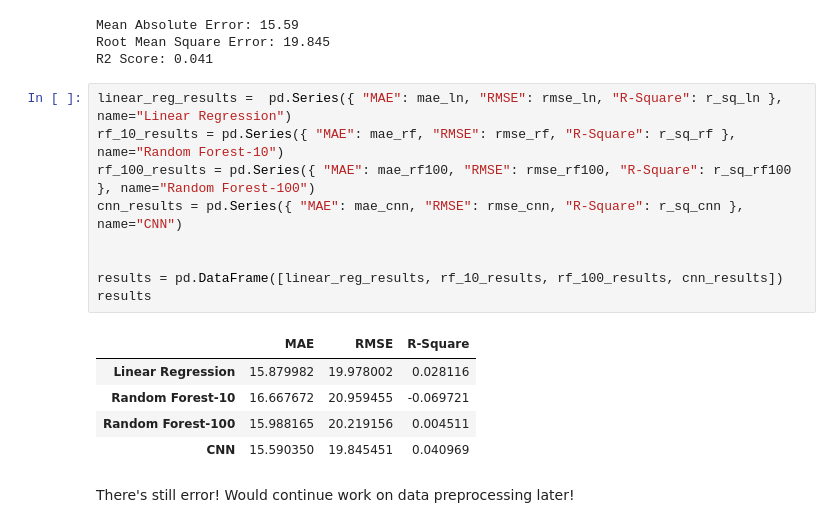
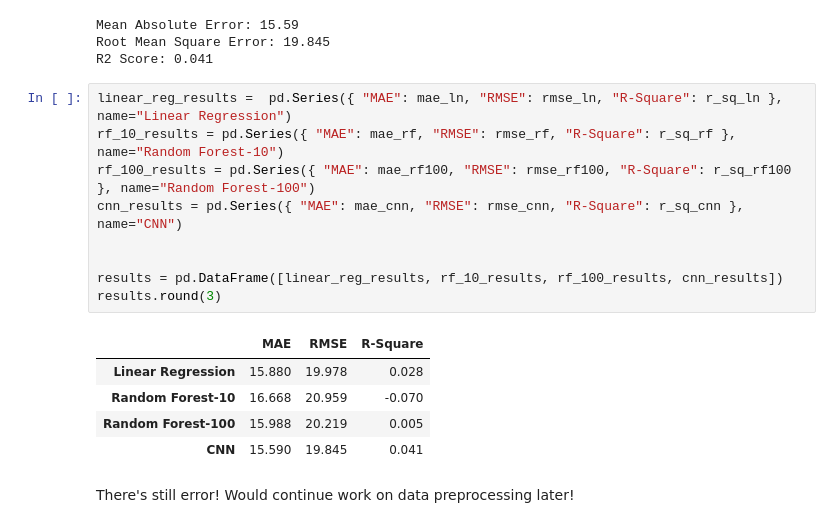
Before and after one commit to Sharzzz001/Machine-Learning-Applications-and-Kaggle-Competitions, a Jupyter notebook: Self-Projects/song popularity/main.ipynb, the cells around one changed output. Drawn from its saved outputs; the diff is of its cells as text.

```diff
--- a/Self-Projects/song popularity/main.ipynb
+++ b/Self-Projects/song popularity/main.ipynb
@@ -464,17 +464,17 @@ R2 Score: 0.041
 # %%
 linear_reg_results =  pd.Series({ "MAE": mae_ln, "RMSE": rmse_ln, "R-Square": r_sq_ln }, name="Linear Regression")
 rf_10_results = pd.Series({ "MAE": mae_rf, "RMSE": rmse_rf, "R-Square": r_sq_rf }, name="Random Forest-10")
 rf_100_results = pd.Series({ "MAE": mae_rf100, "RMSE": rmse_rf100, "R-Square": r_sq_rf100 }, name="Random Forest-100")
 cnn_results = pd.Series({ "MAE": mae_cnn, "RMSE": rmse_cnn, "R-Square": r_sq_cnn }, name="CNN")
 
 
 results = pd.DataFrame([linear_reg_results, rf_10_results, rf_100_results, cnn_results])
-results
+results.round(3)
 # %% [output]
 |  | MAE | RMSE | R-Square |
-| Linear Regression | 15.879982 | 19.978002 | 0.028116 |
-| Random Forest-10 | 16.667672 | 20.959455 | -0.069721 |
-| Random Forest-100 | 15.988165 | 20.219156 | 0.004511 |
-| CNN | 15.590350 | 19.845451 | 0.040969 |
+| Linear Regression | 15.880 | 19.978 | 0.028 |
+| Random Forest-10 | 16.668 | 20.959 | -0.070 |
+| Random Forest-100 | 15.988 | 20.219 | 0.005 |
+| CNN | 15.590 | 19.845 | 0.041 |
 # %% [markdown]
 There's still error! Would continue work on data preprocessing later!
```
